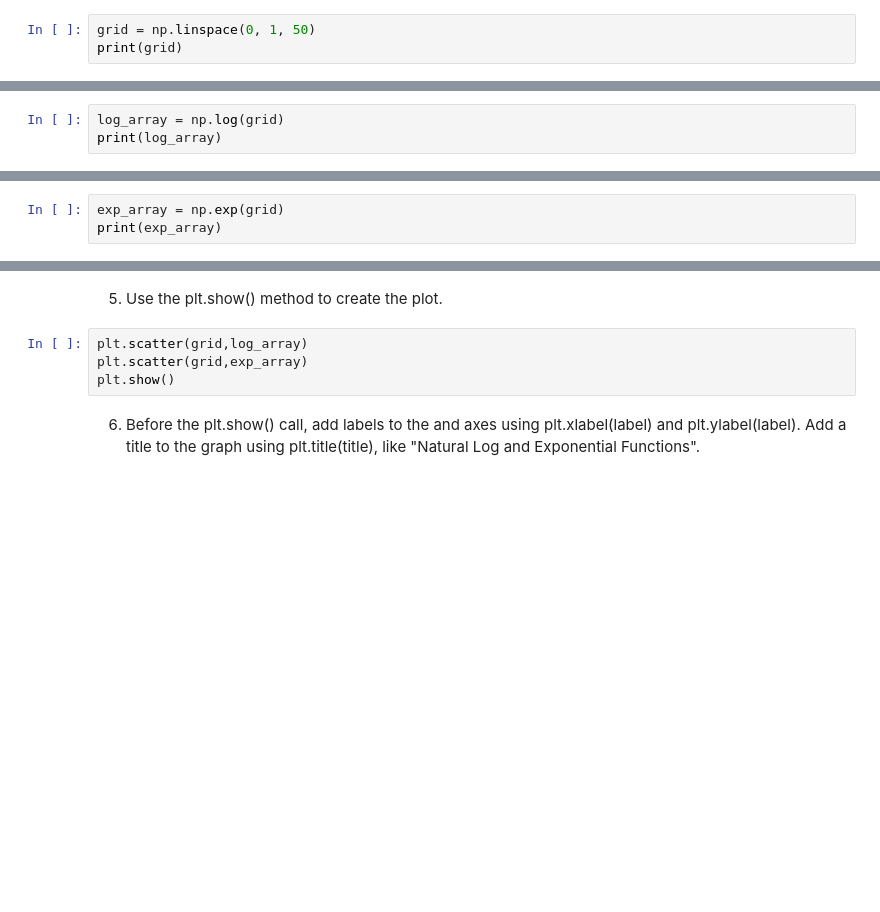
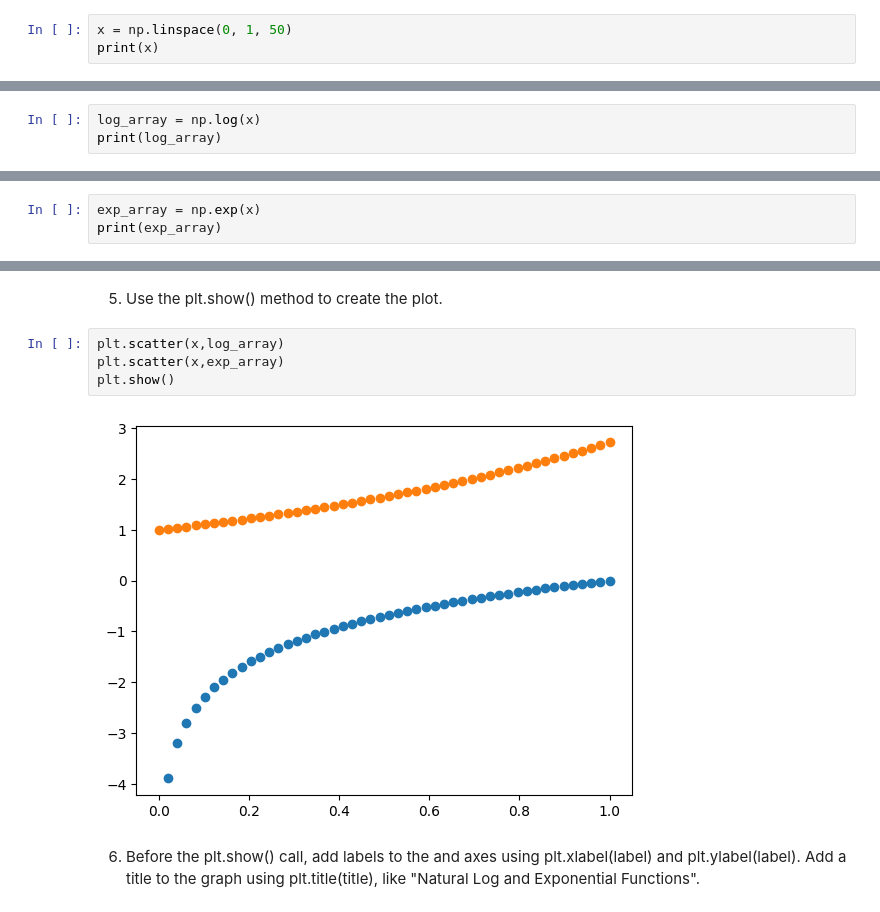
Before and after one commit to deancuva/programming, a Jupyter notebook: assignment/assignment_programming.ipynb, the cells around one changed output, grey strips where cells are left out. Cells and saved outputs as stored; diff of their text form; blank space fills up the shorter version.

```diff
--- a/assignment/assignment_programming.ipynb
+++ b/assignment/assignment_programming.ipynb
@@ -86,5 +86,5 @@ import matplotlib.pyplot as plt
 # %% [markdown]
 2. Use np.linspace to create a grid of 50 points ranging from 0 to 1.
 # %%
-grid = np.linspace(0, 1, 50)
-print(grid)
+x = np.linspace(0, 1, 50)
+print(x)
@@ -93,3 +104,3 @@ print(grid)
 # %%
-log_array = np.log(grid)
+log_array = np.log(x)
 print(log_array)
@@ -96,3 +117,3 @@ print(log_array)
 # %%
-exp_array = np.exp(grid)
+exp_array = np.exp(x)
 print(exp_array)
@@ -101,9 +132,11 @@ print(exp_array)
 # %% [markdown]
 5. Use the plt.show() method to create the plot.
 # %%
-plt.scatter(grid,log_array)
-plt.scatter(grid,exp_array)
+plt.scatter(x,log_array)
+plt.scatter(x,exp_array)
 plt.show()
+# %% [output]
+[figure, added]
 # %% [markdown]
 6. Before the plt.show() call, add labels to the and axes using plt.xlabel(label) and plt.ylabel(label). Add a title to the graph using plt.title(title), like "Natural Log and Exponential Functions".
 # %%
```
Also changed, not shown: parts of 11 cells of this notebook.
